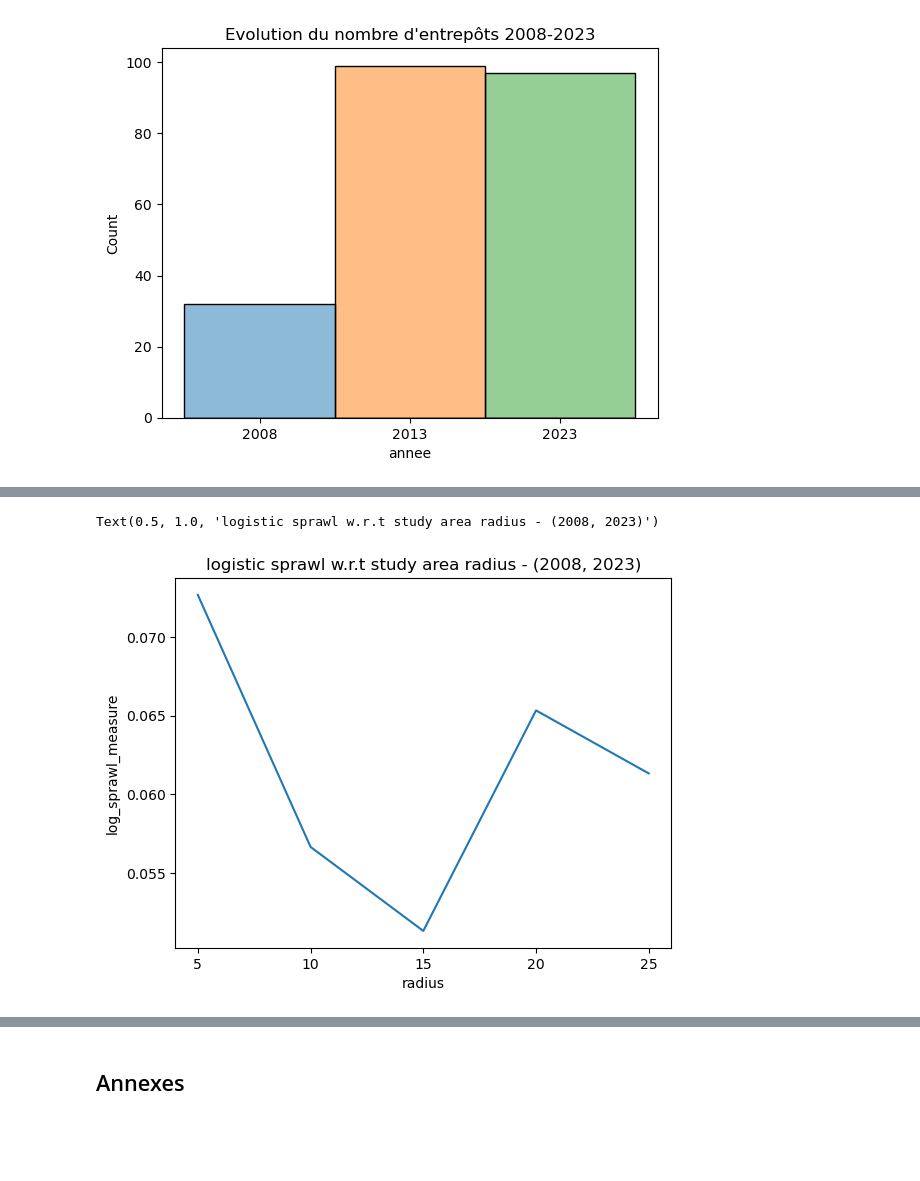
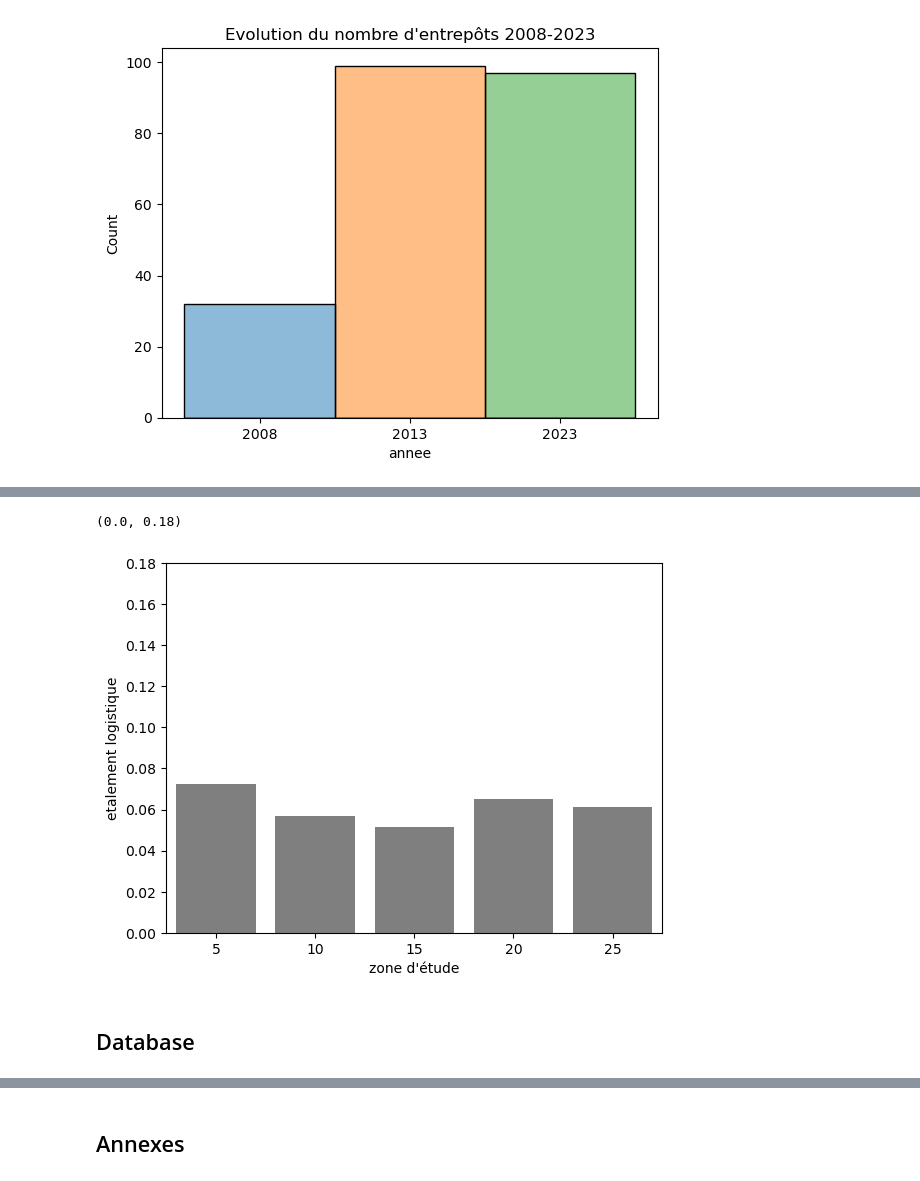
Before and after one commit to brustt/logistics_sprawl, a Jupyter notebook: notebooks/visualization.ipynb, the cells around one changed output, grey strips where cells are left out. Cells and saved outputs as stored; diff of their text form; code cells hidden in the pictures; blank space fills up the shorter version.

```diff
--- a/notebooks/visualization.ipynb
+++ b/notebooks/visualization.ipynb
@@ -261,6 +331,9 @@ Text(0.5, 1.0, "Evolution du nombre d'entrepôts 2008-2023")
 period = (2008, 2023)
 df = load_measure(roi_name, period=period)
 
-sns.lineplot(x=df.radius, y=df.log_sprawl_measure)
-plt.title(f"logistic sprawl w.r.t study area radius - {period}")
+plot_df = df[["radius",  "log_sprawl_measure"]]
+sns.barplot(plot_df, x="radius", y="log_sprawl_measure", color="tab:grey")
+plt.xlabel("zone d'étude")
+plt.ylabel("etalement logistique")
+plt.ylim([0, 0.18])
 # %% [output]
@@ -269,2 +342,4 @@ plt.title(f"logistic sprawl w.r.t study area radius - {period}")
-Text(0.5, 1.0, 'logistic sprawl w.r.t study area radius - (2008, 2023)')
+(0.0, 0.18)
-[figure, old version]
+[figure, new version]
+# %% [markdown]
+## Database
```
Also changed, not shown: parts of 18 cells of this notebook, 1 other file.
